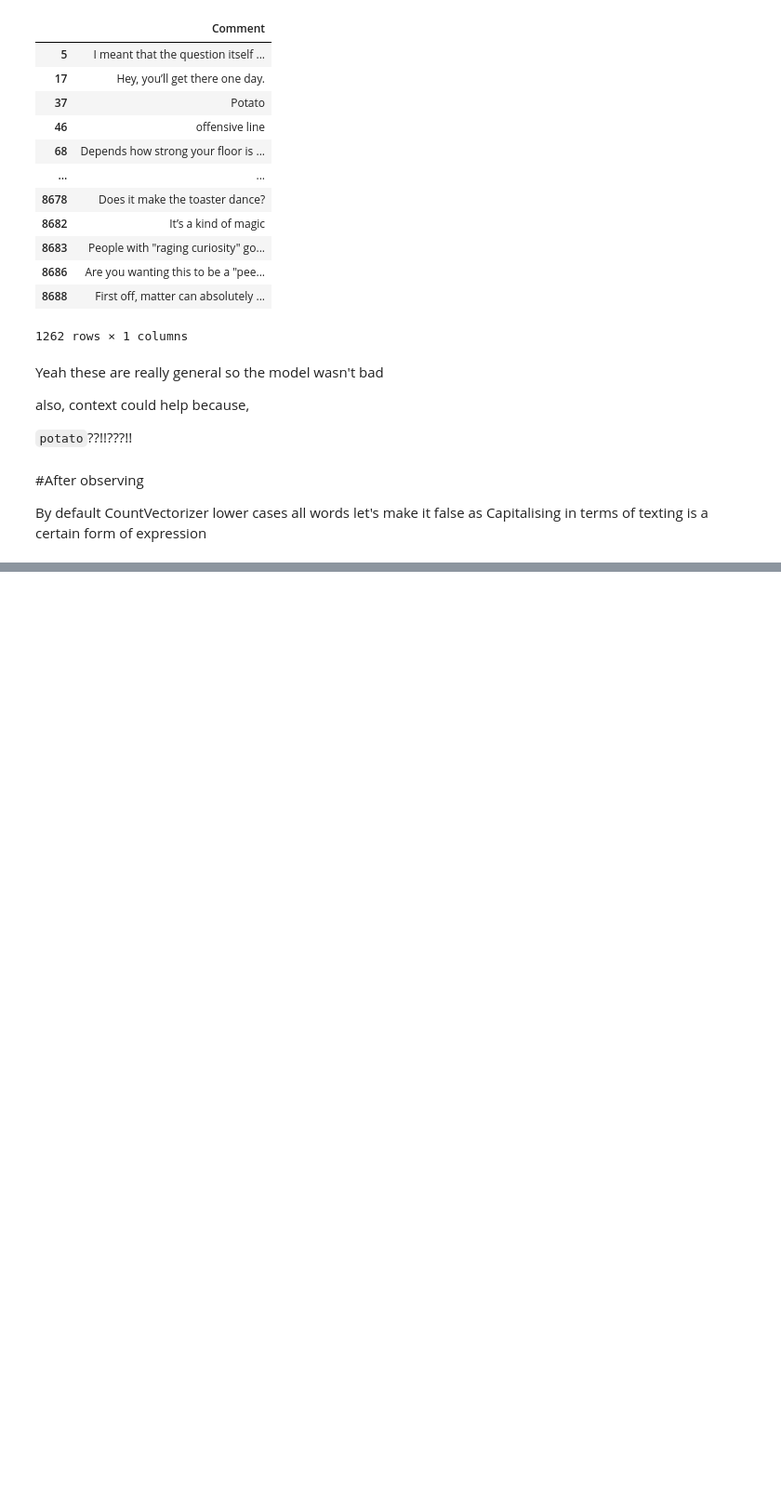
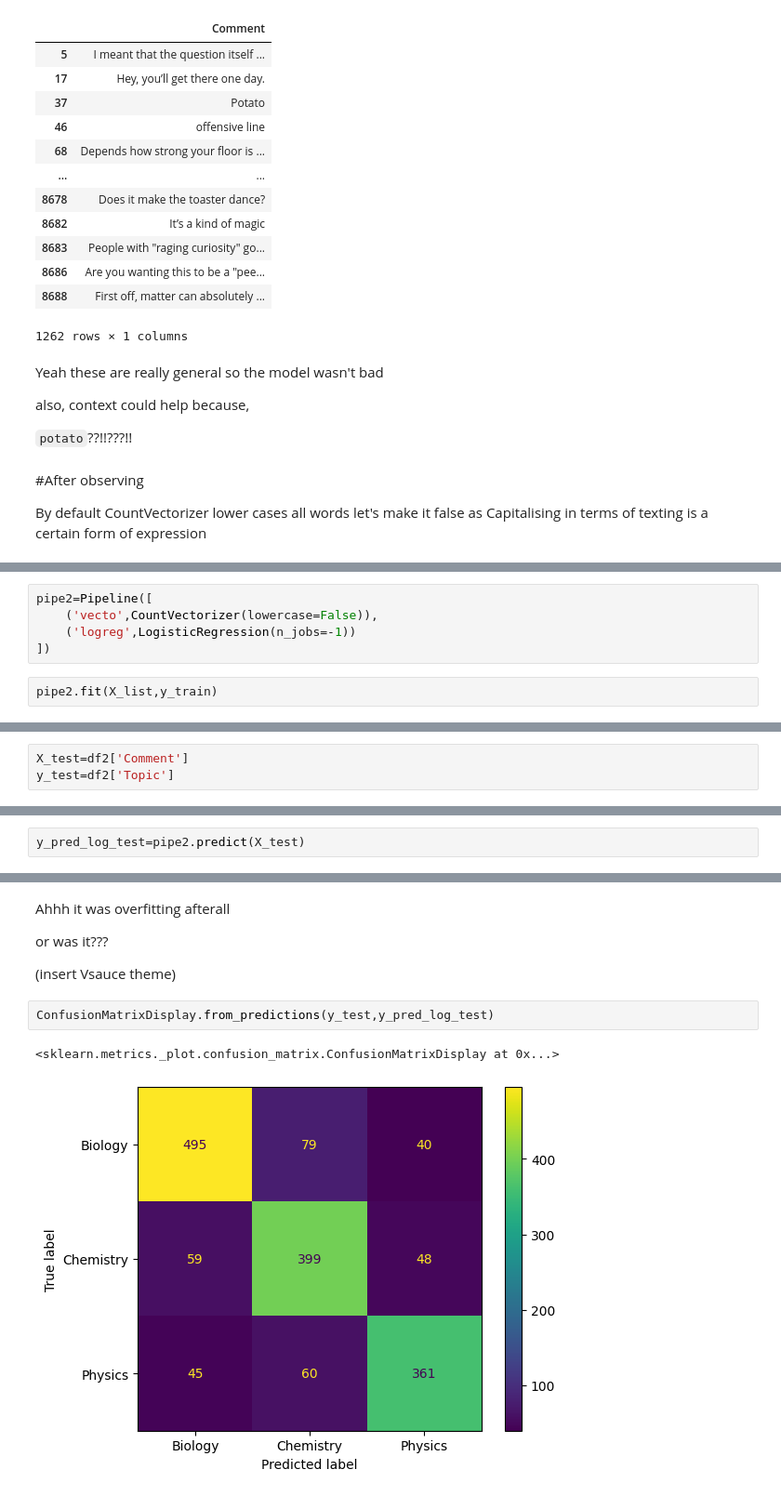
Before and after one commit to I-am-Sakthivel/phy_chem_bio, a Jupyter notebook: phy_chem_bio.ipynb, the cells around one changed output, grey strips where cells are left out. Shown at 93% size. Drawn from its saved outputs; the diff is of its cells as text; blank space fills up the shorter version.

```diff
--- a/phy_chem_bio.ipynb
+++ b/phy_chem_bio.ipynb
@@ -202,0 +276,7 @@ By default CountVectorizer lower cases all words let's make it false as Capitali
+# %%
+pipe2=Pipeline([
+    ('vecto',CountVectorizer(lowercase=False)),
+    ('logreg',LogisticRegression(n_jobs=-1))
+])
+# %%
+pipe2.fit(X_list,y_train)
@@ -202,0 +302,3 @@ By default CountVectorizer lower cases all words let's make it false as Capitali
+# %%
+X_test=df2['Comment']
+y_test=df2['Topic']
@@ -202,0 +309,2 @@ By default CountVectorizer lower cases all words let's make it false as Capitali
+# %%
+y_pred_log_test=pipe2.predict(X_test)
@@ -202,0 +347,12 @@ By default CountVectorizer lower cases all words let's make it false as Capitali
+# %% [markdown]
+Ahhh it was overfitting afterall
+
+
+or was it???
+
+(insert Vsauce theme)
+# %%
+ConfusionMatrixDisplay.from_predictions(y_test,y_pred_log_test)
+# %% [output]
+<sklearn.metrics._plot.confusion_matrix.ConfusionMatrixDisplay at 0x...>
+[figure, added]
```
Also changed, not shown: parts of 30 cells of this notebook.
